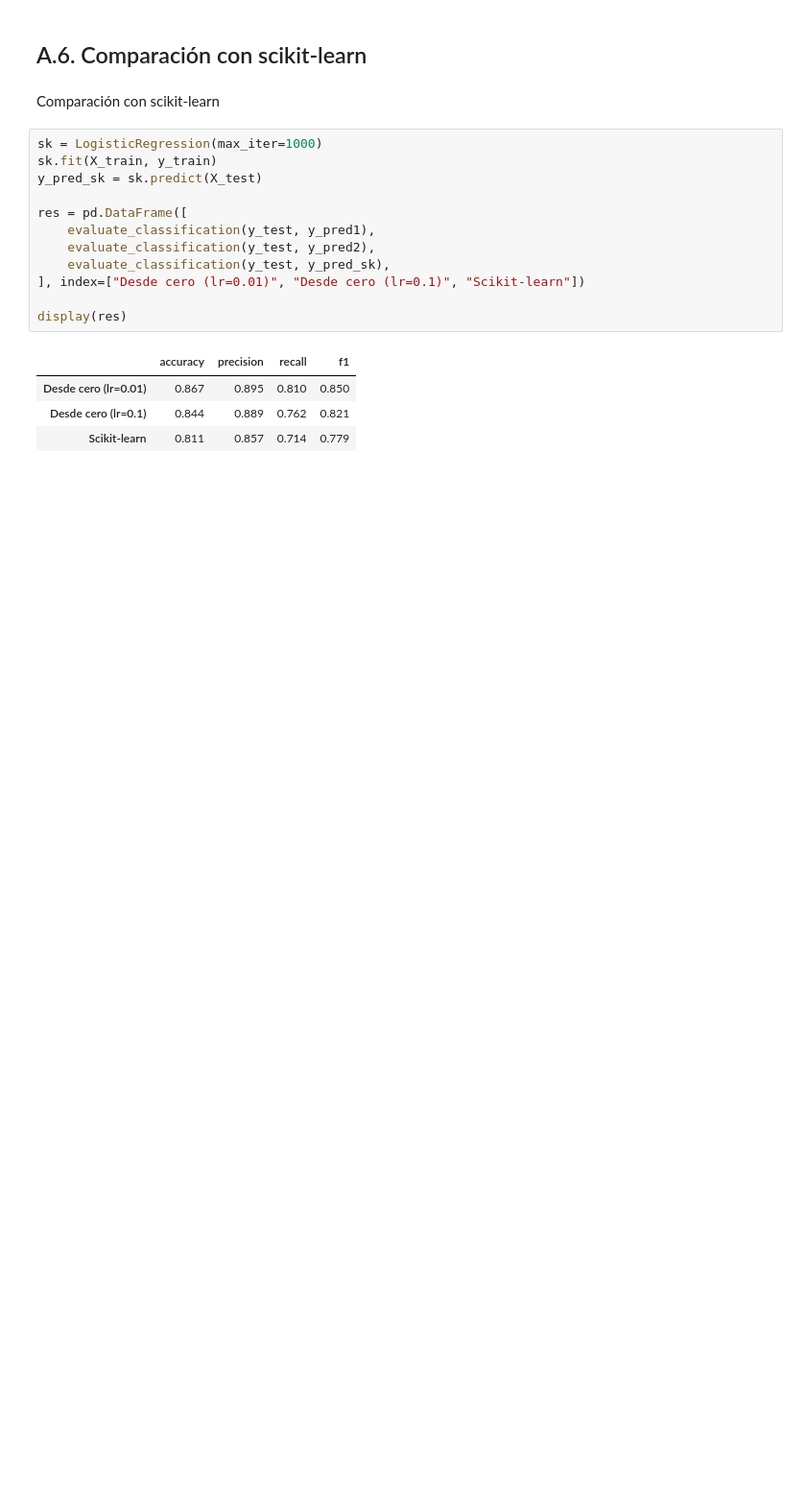
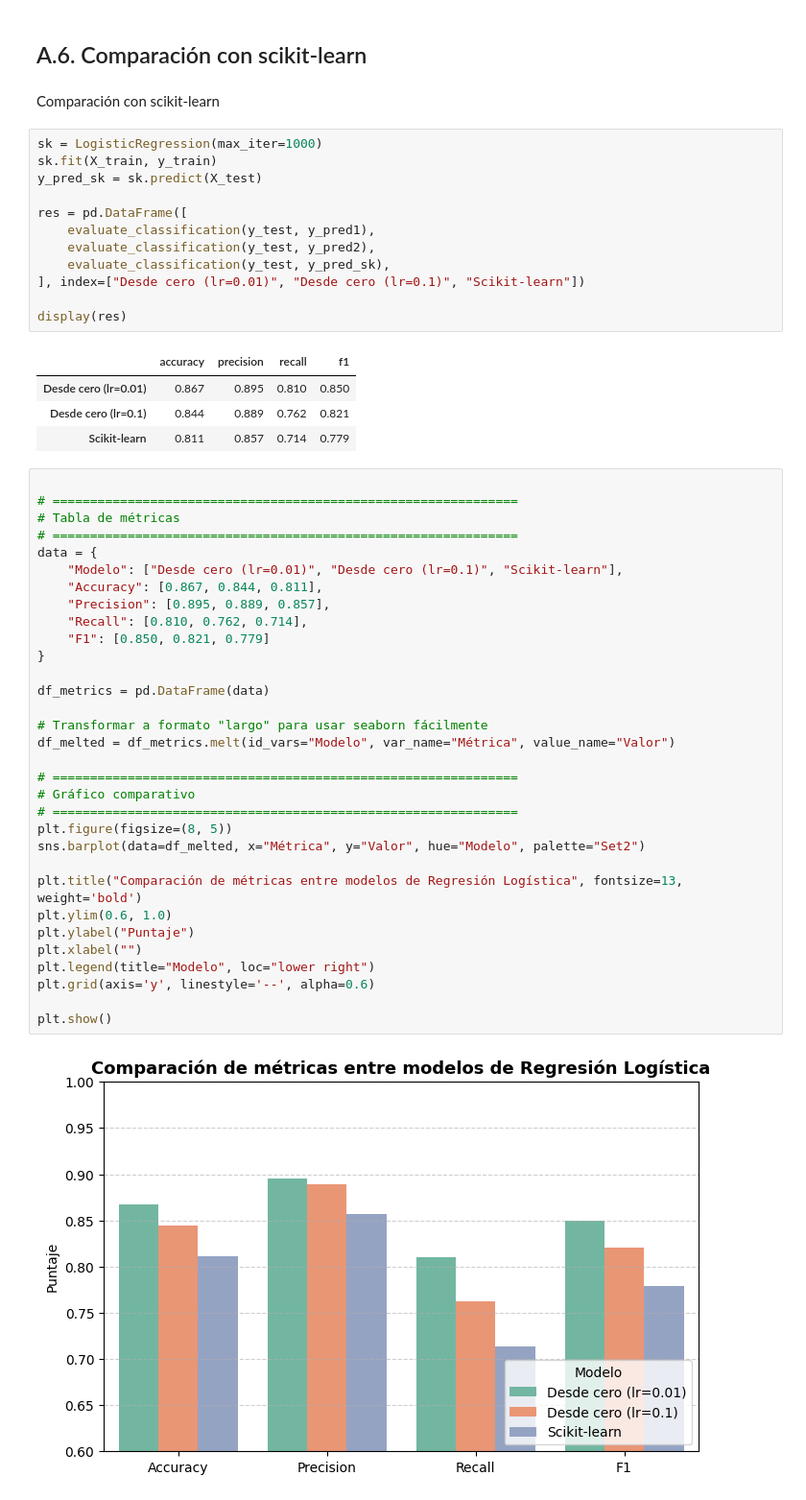
Before and after one commit to WilderSr99/ENEI-2025-ML1-Tarea2, a Jupyter notebook: src/ParteA_Logistic_Binaria.ipynb, the cells around one changed output. Shown: that part at 96% size. Cells and saved outputs as stored; diff of their text form; blank space fills up the shorter version.

```diff
--- a/src/ParteA_Logistic_Binaria.ipynb
+++ b/src/ParteA_Logistic_Binaria.ipynb
@@ -204,3 +223,37 @@ display(res)
 | Desde cero (lr=0.01) | 0.867 | 0.895 | 0.810 | 0.850 |
 | Desde cero (lr=0.1) | 0.844 | 0.889 | 0.762 | 0.821 |
 | Scikit-learn | 0.811 | 0.857 | 0.714 | 0.779 |
+# %%
+
+# ==============================================================
+# Tabla de métricas
+# ==============================================================
+data = {
+    "Modelo": ["Desde cero (lr=0.01)", "Desde cero (lr=0.1)", "Scikit-learn"],
+    "Accuracy": [0.867, 0.844, 0.811],
+    "Precision": [0.895, 0.889, 0.857],
+    "Recall": [0.810, 0.762, 0.714],
+    "F1": [0.850, 0.821, 0.779]
+}
+
+df_metrics = pd.DataFrame(data)
+
+# Transformar a formato "largo" para usar seaborn fácilmente
+df_melted = df_metrics.melt(id_vars="Modelo", var_name="Métrica", value_name="Valor")
+
+# ==============================================================
+# Gráfico comparativo
+# ==============================================================
+plt.figure(figsize=(8, 5))
+sns.barplot(data=df_melted, x="Métrica", y="Valor", hue="Modelo", palette="Set2")
+
+plt.title("Comparación de métricas entre modelos de Regresión Logística", fontsize=13, weight='bold')
+plt.ylim(0.6, 1.0)
+plt.ylabel("Puntaje")
+plt.xlabel("")
+plt.legend(title="Modelo", loc="lower right")
+plt.grid(axis='y', linestyle='--', alpha=0.6)
+
+plt.show()
+# %% [output]
+[figure, added]
```
Also changed, not shown: parts of 1 cell of this notebook, 7 other files.
